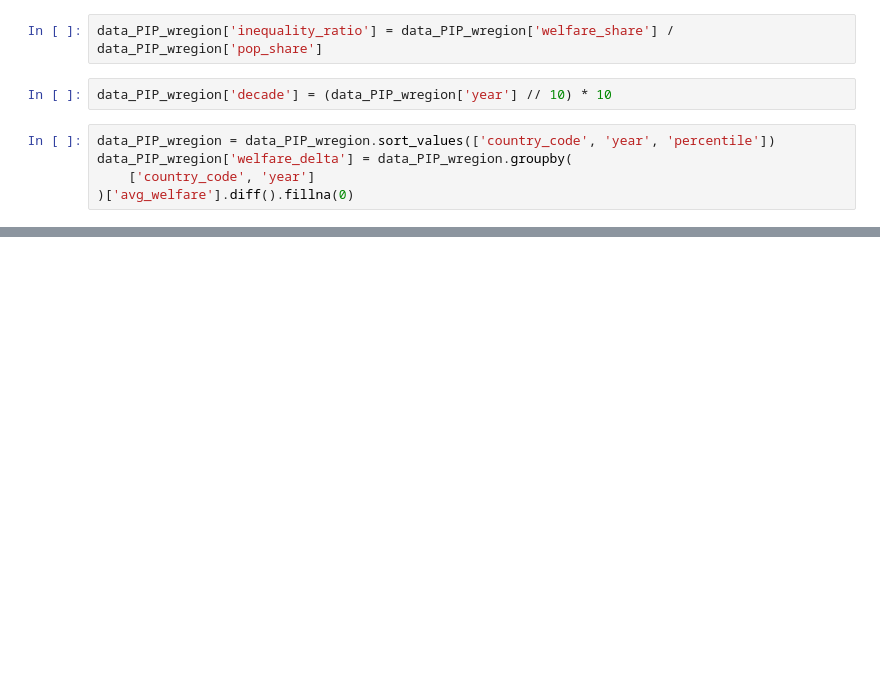
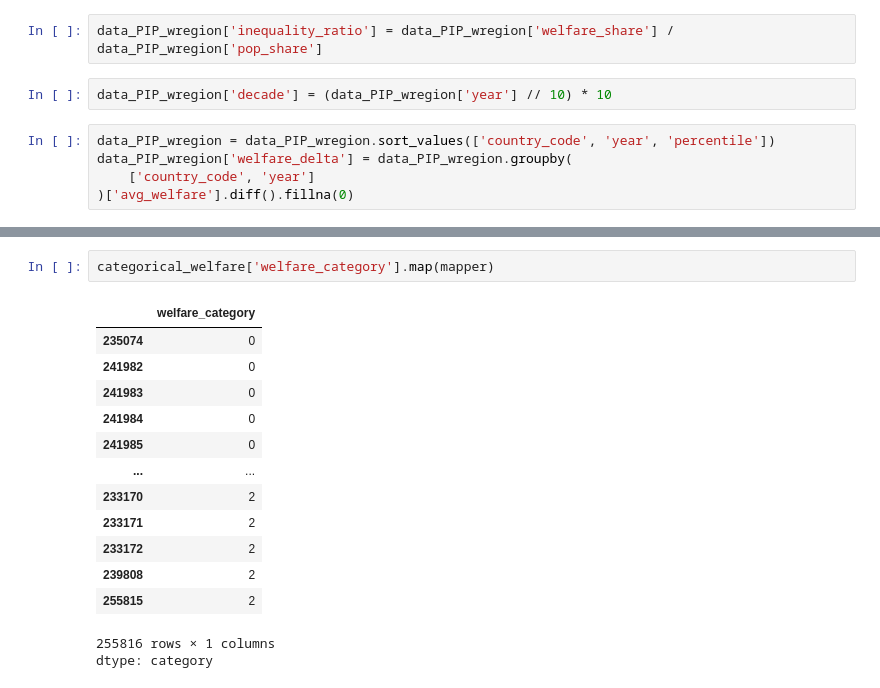
Before and after one commit to Nerneri/World_bank_PIP_analysis, a Jupyter notebook: Poverty_And_Inequality_Platform_(PIP).ipynb, the cells around one changed output, grey strips where cells are left out. Cells and saved outputs as stored; diff of their text form; blank space fills up the shorter version.

```diff
--- a/Poverty_And_Inequality_Platform_(PIP).ipynb
+++ b/Poverty_And_Inequality_Platform_(PIP).ipynb
@@ -309,0 +393,17 @@ data_PIP_wregion['welfare_delta'] = data_PIP_wregion.groupby(
+# %%
+categorical_welfare['welfare_category'].map(mapper)
+# %% [output]
+|  | welfare_category |
+| 235074 | 0 |
+| 241982 | 0 |
+| 241983 | 0 |
+| 241984 | 0 |
+| 241985 | 0 |
+| ... | ... |
+| 233170 | 2 |
+| 233171 | 2 |
+| 233172 | 2 |
+| 239808 | 2 |
+| 255815 | 2 |
+255816 rows × 1 columns
+dtype: category
```
Also changed, not shown: parts of 40 cells of this notebook.
